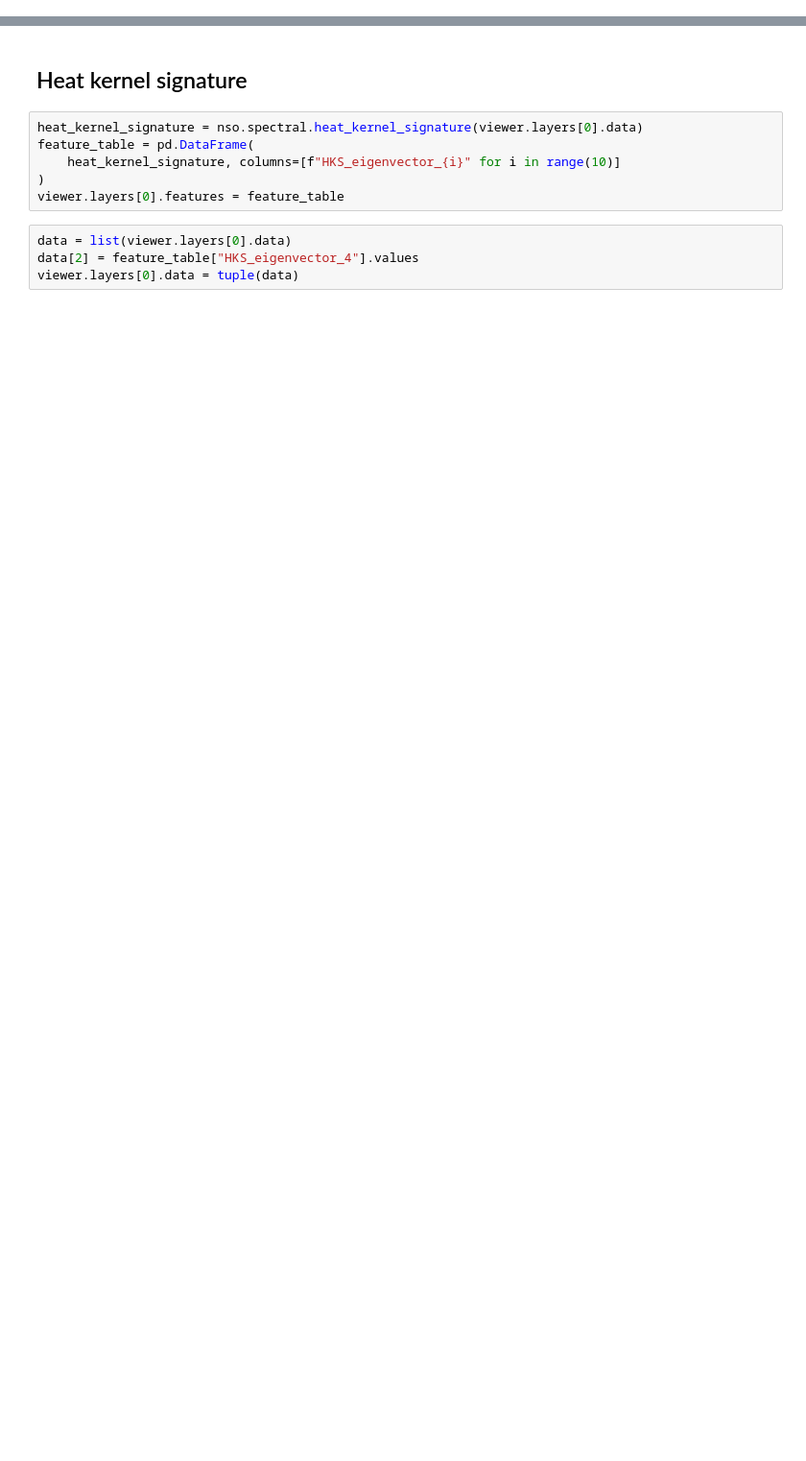
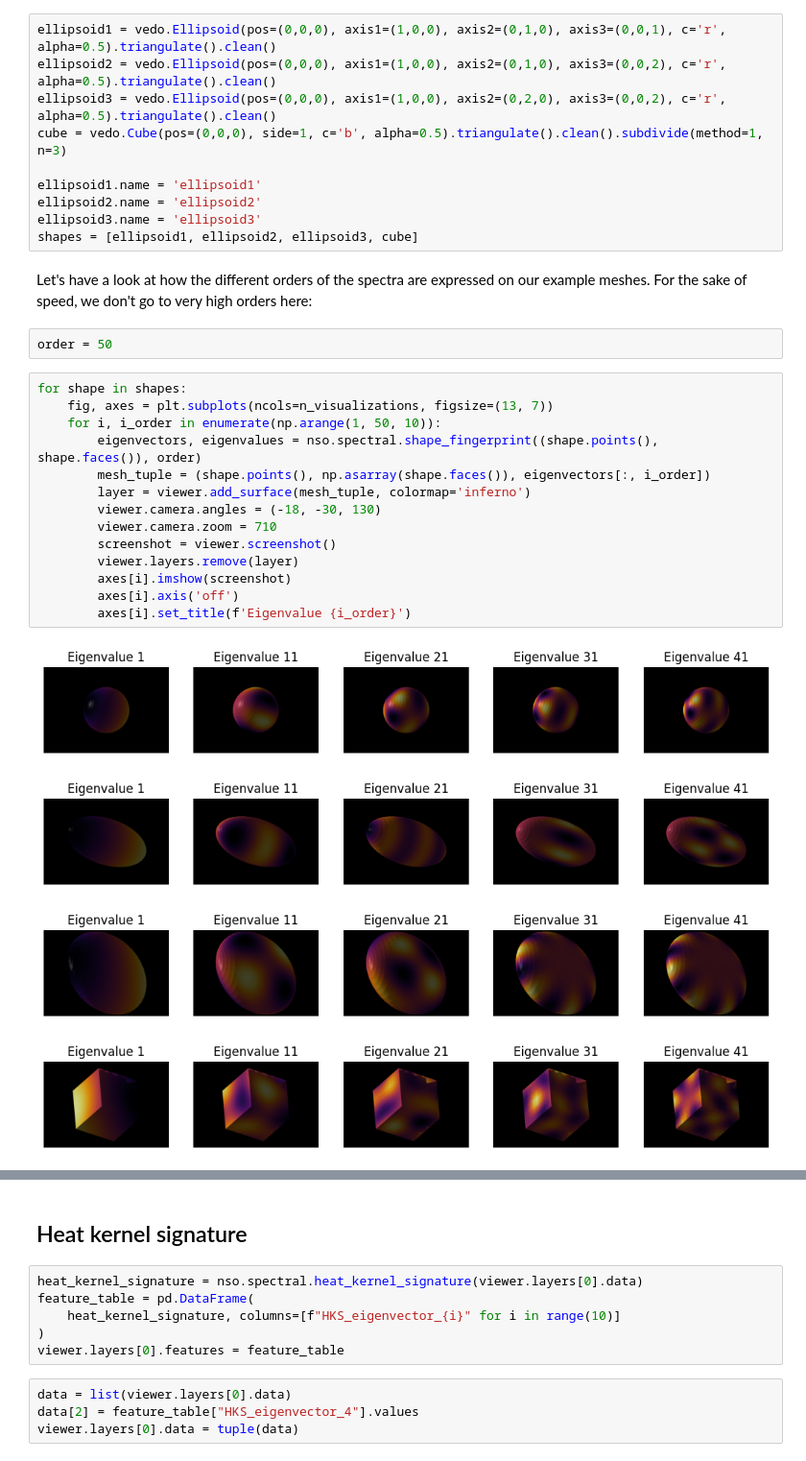
Before and after one commit to jo-mueller/napari-shape-odyssey, a Jupyter notebook: docs/notebooks/spectral_analysis/spectral_analysis.ipynb, the cells around one changed output, grey strips where cells are left out. Shown at 96% size. Cells and saved outputs as stored; diff of their text form; blank space fills up the shorter version.

```diff
--- a/docs/notebooks/spectral_analysis/spectral_analysis.ipynb
+++ b/docs/notebooks/spectral_analysis/spectral_analysis.ipynb
@@ -58,0 +67,33 @@ viewer.layers[0].features
+# %%
+ellipsoid1 = vedo.Ellipsoid(pos=(0,0,0), axis1=(1,0,0), axis2=(0,1,0), axis3=(0,0,1), c='r', alpha=0.5).triangulate().clean()
+ellipsoid2 = vedo.Ellipsoid(pos=(0,0,0), axis1=(1,0,0), axis2=(0,1,0), axis3=(0,0,2), c='r', alpha=0.5).triangulate().clean()
+ellipsoid3 = vedo.Ellipsoid(pos=(0,0,0), axis1=(1,0,0), axis2=(0,2,0), axis3=(0,0,2), c='r', alpha=0.5).triangulate().clean()
+cube = vedo.Cube(pos=(0,0,0), side=1, c='b', alpha=0.5).triangulate().clean().subdivide(method=1, n=3)
+
+ellipsoid1.name = 'ellipsoid1'
+ellipsoid2.name = 'ellipsoid2'
+ellipsoid3.name = 'ellipsoid3'
+shapes = [ellipsoid1, ellipsoid2, ellipsoid3, cube]
+# %% [markdown]
+Let's have a look at how the different orders of the spectra are expressed on our example meshes. For the sake of speed, we don't go to very high orders here:
+# %%
+order = 50
+# %%
+for shape in shapes:
+    fig, axes = plt.subplots(ncols=n_visualizations, figsize=(13, 7))
+    for i, i_order in enumerate(np.arange(1, 50, 10)):
+        eigenvectors, eigenvalues = nso.spectral.shape_fingerprint((shape.points(), shape.faces()), order)
+        mesh_tuple = (shape.points(), np.asarray(shape.faces()), eigenvectors[:, i_order])
+        layer = viewer.add_surface(mesh_tuple, colormap='inferno')
+        viewer.camera.angles = (-18, -30, 130)
+        viewer.camera.zoom = 710
+        screenshot = viewer.screenshot()
+        viewer.layers.remove(layer)
+        axes[i].imshow(screenshot)
+        axes[i].axis('off')
+        axes[i].set_title(f'Eigenvalue {i_order}')
+# %% [output]
+[figure, added]
+[figure, added]
+[figure, added]
+[figure, added]
```
Also changed, not shown: parts of 27 cells of this notebook, 2 other files.
